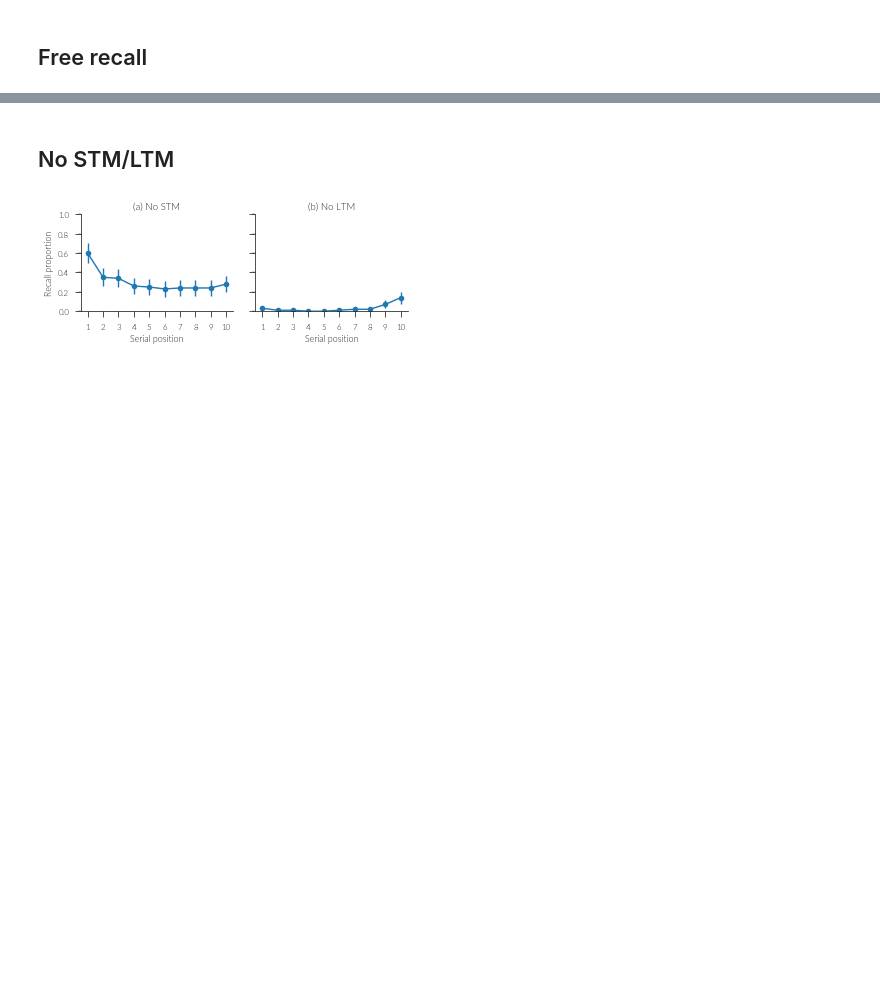
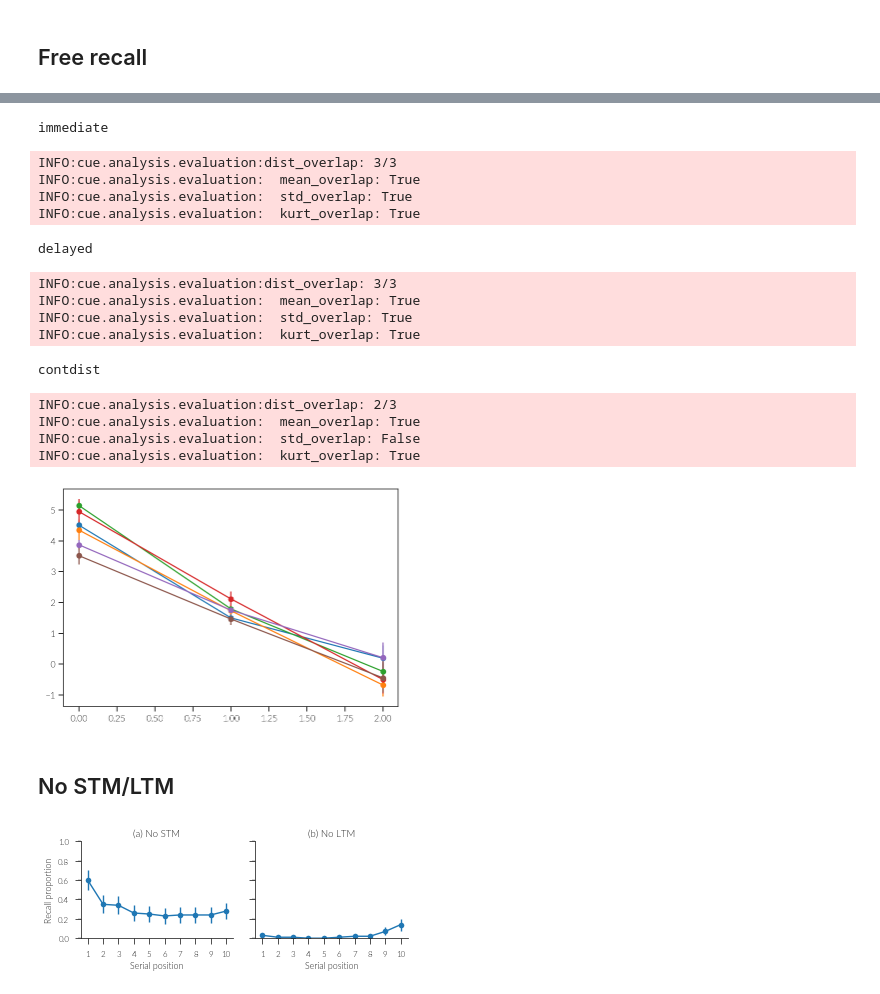
Before and after one commit to ctn-archive/cue-model, a Jupyter notebook: notebooks/PhD thesis plots/Result plots.ipynb, the cells around one changed output, grey strips where cells are left out. Saved outputs shown, nothing was run; the diff lists cells and outputs as text; code cells hidden in the pictures; blank space fills up the shorter version.

```diff
--- a/notebooks/PhD thesis plots/Result plots.ipynb
+++ b/notebooks/PhD thesis plots/Result plots.ipynb
@@ -205,3 +205,29 @@ save_tight_fig(fig, './free-recall-alternate.pdf')
+# %%
+print('immediate')
+ev.evaluate_successful_recall_dist(*immediate)
+
+print('delayed')
+ev.evaluate_successful_recall_dist(*delayed)
+
+print('contdist')
+ev.evaluate_successful_recall_dist(*contdist)
+# %% [output]
+immediate
+INFO:cue.analysis.evaluation:dist_overlap: 3/3
+INFO:cue.analysis.evaluation:  mean_overlap: True
+INFO:cue.analysis.evaluation:  std_overlap: True
+INFO:cue.analysis.evaluation:  kurt_overlap: True
+delayed
+INFO:cue.analysis.evaluation:dist_overlap: 3/3
+INFO:cue.analysis.evaluation:  mean_overlap: True
+INFO:cue.analysis.evaluation:  std_overlap: True
+INFO:cue.analysis.evaluation:  kurt_overlap: True
+contdist
+INFO:cue.analysis.evaluation:dist_overlap: 2/3
+INFO:cue.analysis.evaluation:  mean_overlap: True
+INFO:cue.analysis.evaluation:  std_overlap: False
+INFO:cue.analysis.evaluation:  kurt_overlap: True
+[figure, added]
 # %% [markdown]
 ## No STM/LTM
 # %%
```
Also changed, not shown: parts of 13 cells of this notebook, 1 other file.
